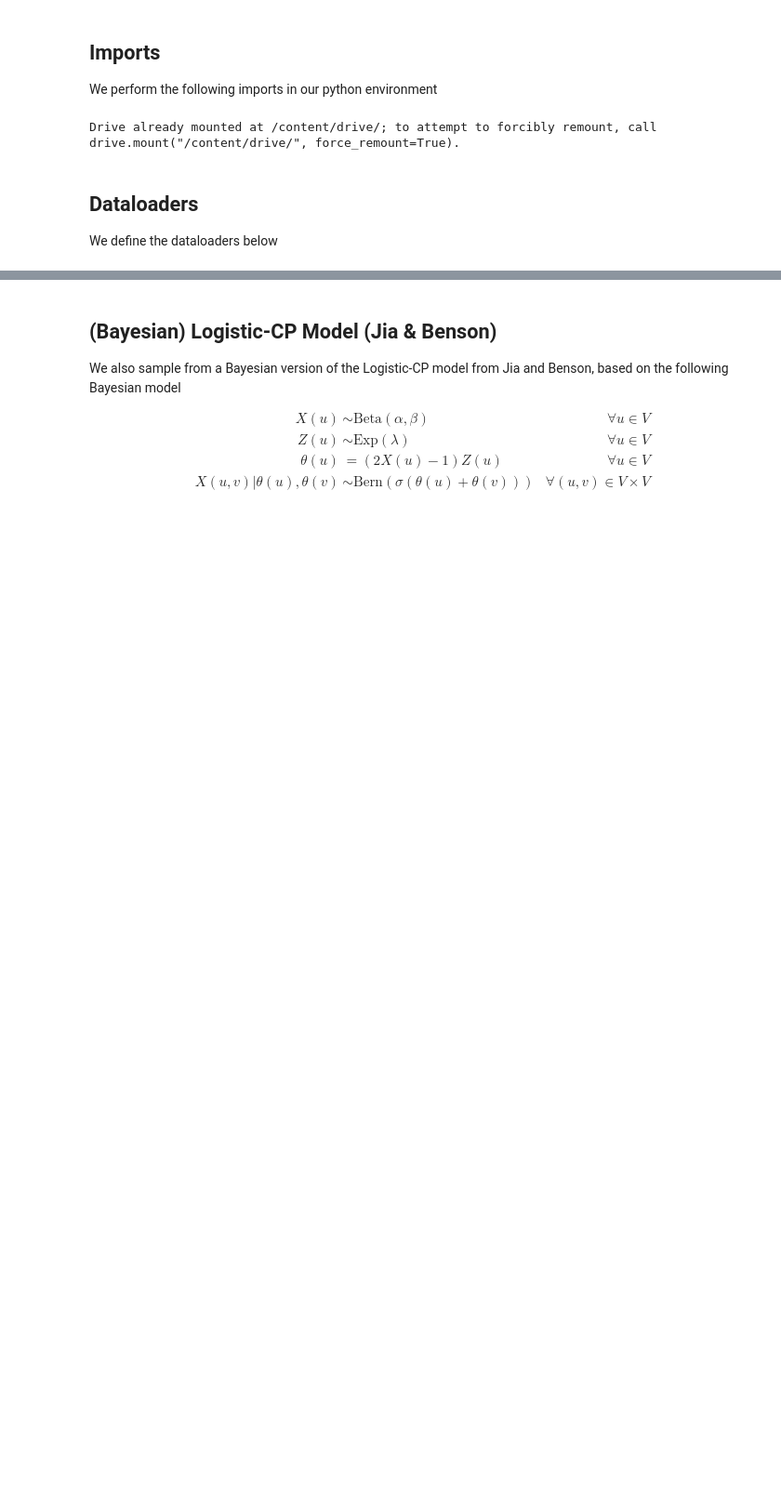
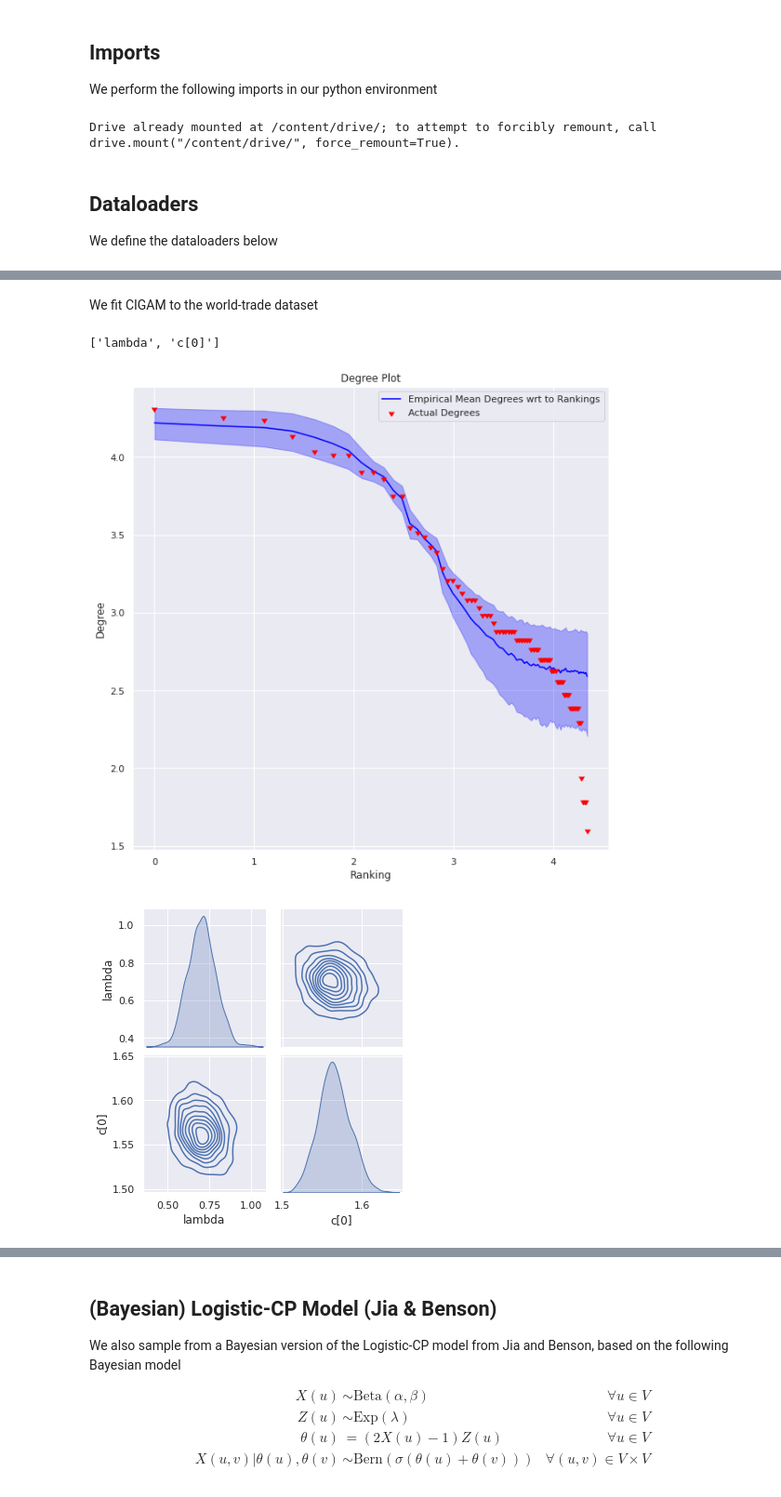
Before and after one commit to papachristoumarios/core-periphery-hypergraphs, a Jupyter notebook: Continuous_Infulencer_Guided_Attachment_Model.ipynb, the cells around one changed output, grey strips where cells are left out. Shown at 93% size. Drawn from its saved outputs; the diff is of its cells as text; code cells hidden in the pictures; blank space fills up the shorter version.

```diff
--- a/Continuous_Infulencer_Guided_Attachment_Model.ipynb
+++ b/Continuous_Infulencer_Guided_Attachment_Model.ipynb
@@ -704,0 +1022,12 @@ INFO:pystan:COMPILING THE C++ CODE FOR MODEL ranks_lambda_c_given_N_H_A_c9c63431
+# %% [markdown]
+We fit CIGAM to the world-trade dataset
+# %%
+cigam = CIGAM()
+G = load_world_trade()
+fit = cigam.fit_model_bayesian(G, [5])
+cigam.visualize_degree_plot(G, fit)
+cigam.visualize_posterior(fit, params=['lambda', 'c'], pairplot=True)
+# %% [output]
+['lambda', 'c[0]']
+[figure, added]
+[figure, added]
```
Also changed, not shown: parts of 20 cells of this notebook.
